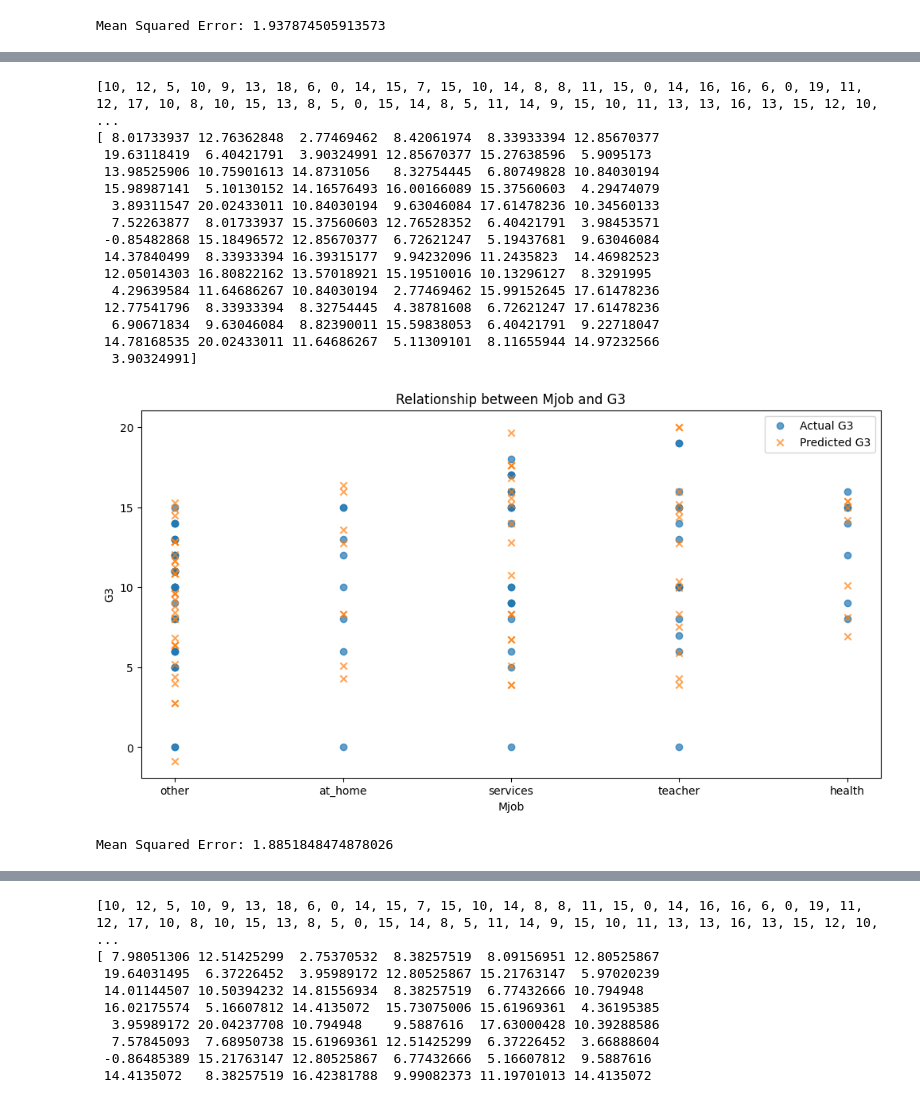
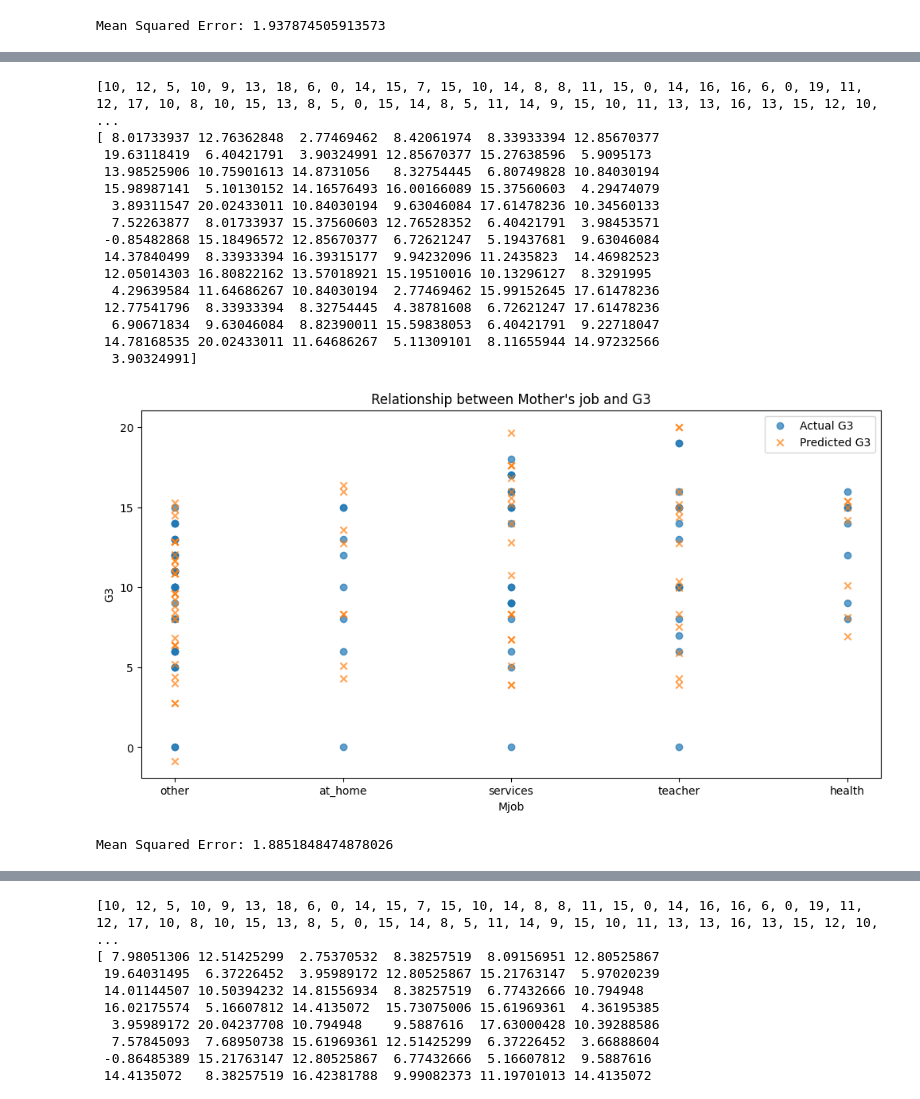
Before and after one commit to BMSaumya/Inspiher, a Jupyter notebook: saumya_taskset.ipynb, the cells around one changed output, grey strips where cells are left out. Drawn from its saved outputs; the diff is of its cells as text; code cells hidden in the pictures.

```diff
--- a/saumya_taskset.ipynb
+++ b/saumya_taskset.ipynb
@@ -334,35 +334,35 @@ plt.scatter(plot_data['Mjob'], plot_data['Actual G3'], label='Actual G3', alpha=
 plt.scatter(plot_data['Mjob'], plot_data['Predicted G3'], label='Predicted G3', marker='x', alpha=0.7)
 plt.xlabel('Mjob')
 plt.ylabel('G3')
-plt.title('Relationship between Mjob and G3')
+plt.title("Relationship between Mother's job and G3")
 plt.legend()
 plt.show()
 
 
 from sklearn.metrics import mean_squared_error
 # Evaluate the model
 mse = mean_squared_error(y_test, y_pred)
 
 # Evaluate the model
 mse = mean_squared_error(y_test, y_pred)
 print(f'Mean Squared Error: {mse}')
 # %% [output]
 [10, 12, 5, 10, 9, 13, 18, 6, 0, 14, 15, 7, 15, 10, 14, 8, 8, 11, 15, 0, 14, 16, 16, 6, 0, 19, 11, 12, 17, 10, 8, 10, 15, 13, 8, 5, 0, 15, 14, 8, 5, 11, 14, 9, 15, 10, 11, 13, 13, 16, 13, 15, 12, 10,  ...
 [ 8.01733937 12.76362848  2.77469462  8.42061974  8.33933394 12.85670377
  19.63118419  6.40421791  3.90324991 12.85670377 15.27638596  5.9095173
  13.98525906 10.75901613 14.8731056   8.32754445  6.80749828 10.84030194
  15.98987141  5.10130152 14.16576493 16.00166089 15.37560603  4.29474079
   3.89311547 20.02433011 10.84030194  9.63046084 17.61478236 10.34560133
   7.52263877  8.01733937 15.37560603 12.76528352  6.40421791  3.98453571
  -0.85482868 15.18496572 12.85670377  6.72621247  5.19437681  9.63046084
  14.37840499  8.33933394 16.39315177  9.94232096 11.2435823  14.46982523
  12.05014303 16.80822162 13.57018921 15.19510016 10.13296127  8.3291995
   4.29639584 11.64686267 10.84030194  2.77469462 15.99152645 17.61478236
  12.77541796  8.33933394  8.32754445  4.38781608  6.72621247 17.61478236
   6.90671834  9.63046084  8.82390011 15.59838053  6.40421791  9.22718047
  14.78168535 20.02433011 11.64686267  5.11309101  8.11655944 14.97232566
   3.90324991]
-[figure, old version]
+[figure, new version]
 Mean Squared Error: 1.8851848474878026
 # %%
 import pandas as pd
```
Also changed, not shown: parts of 4 cells of this notebook.
